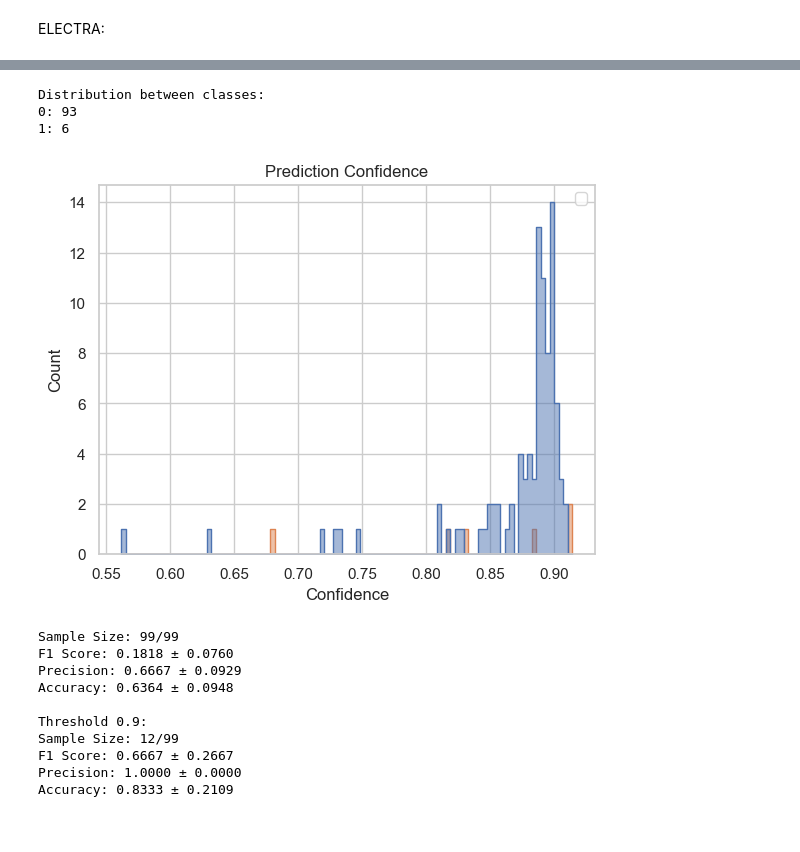
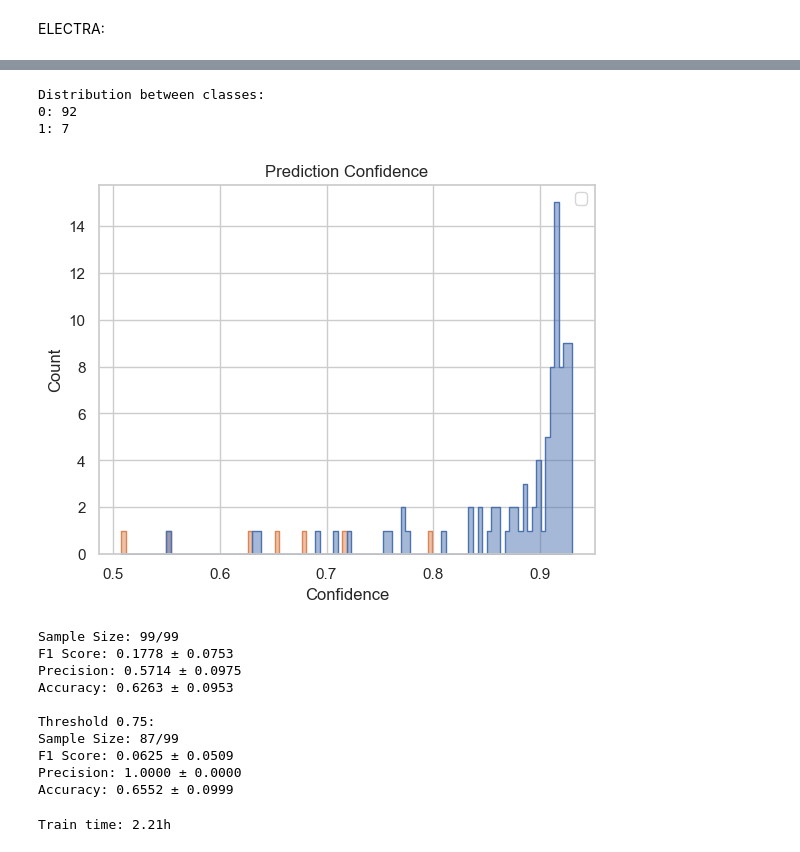
Before and after one commit to goouthy/misinfo-eng-est, a Jupyter notebook: pipeline/classification/cls-comparison.ipynb, the cells around one changed output, grey strips where cells are left out. Drawn from its saved outputs; the diff is of its cells as text; code cells hidden in the pictures.

```diff
--- a/pipeline/classification/cls-comparison.ipynb
+++ b/pipeline/classification/cls-comparison.ipynb
@@ -49,24 +92,32 @@ stats_plot(electrastats)
-# %%
-electravalpreds = pd.read_csv('../electra_validation_predictions_2024-04-12-12-06.csv')
-
-distr(electravalpreds)
-distr_plot(electravalpreds)
-# %% [output]
-Distribution between classes:
-0: 93
-1: 6
-[figure, removed]
+# %%
+electravalpreds = pd.read_csv('../ELECTRA_validation_predictions_with_confidence_2024-04-27-21-16.csv')
+
+electravalpreds = pd.merge(electravalpreds, xlmrobertavalpreds, on='EstText Index', how='inner')[['EstText Index', 'True Label', 'Label', 'Confidence_x']]
+electravalpreds = electravalpreds.rename(columns={'Label': 'Prediction', 'Confidence_x': 'Confidence'})
+
+distr(electravalpreds)
+distr_plot(electravalpreds)
+# %% [output]
+Distribution between classes:
+0: 92
+1: 7
+[figure, added]
 # %%
 compute_metrics(electravalpreds, 0)
-compute_metrics(electravalpreds, 0.9)
+compute_metrics(electravalpreds, 0.75)
 # %% [output]
 Sample Size: 99/99
-F1 Score: 0.1818 ± 0.0760
-Precision: 0.6667 ± 0.0929
-Accuracy: 0.6364 ± 0.0948
+F1 Score: 0.1778 ± 0.0753
+Precision: 0.5714 ± 0.0975
+Accuracy: 0.6263 ± 0.0953
 
-Threshold 0.9:
-Sample Size: 12/99
-F1 Score: 0.6667 ± 0.2667
+Threshold 0.75:
+Sample Size: 87/99
+F1 Score: 0.0625 ± 0.0509
 Precision: 1.0000 ± 0.0000
-Accuracy: 0.8333 ± 0.2109
+Accuracy: 0.6552 ± 0.0999
+# %%
+seconds = 7959.77
+print(f'Train time: {round(seconds/60/60, 2)}h')
+# %% [output]
+Train time: 2.21h
```
Also changed, not shown: parts of 7 cells of this notebook.
